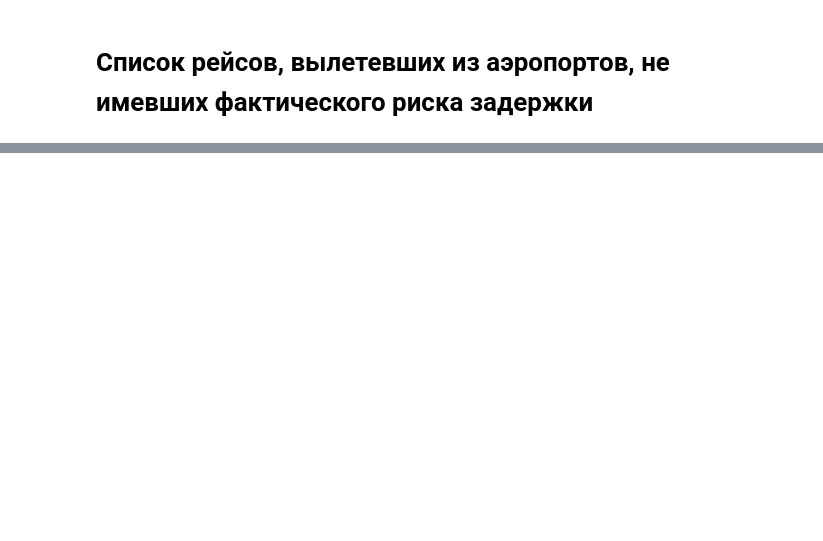
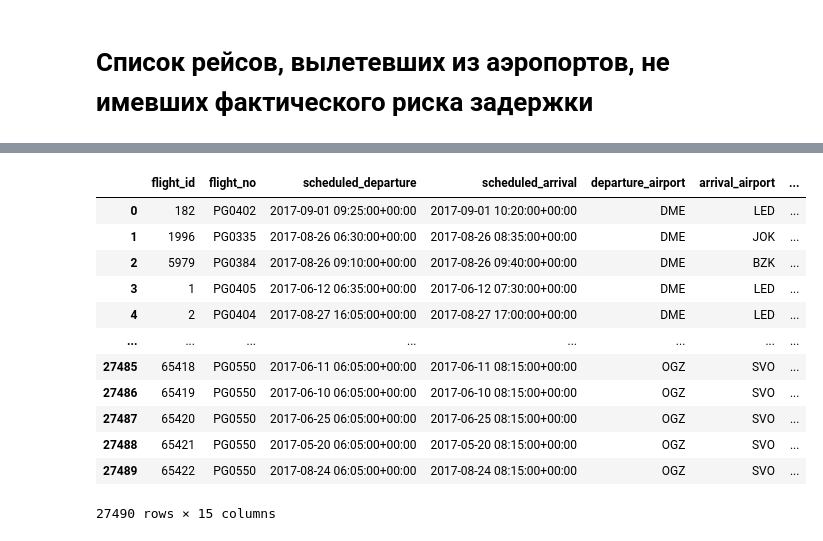
Before and after one commit to terentyfox/OtusSystemAnalyst, a Jupyter notebook: Анализ_данных_БД_и_CSV.ipynb, the cells around one changed output, grey strips where cells are left out. Saved outputs shown, nothing was run; the diff lists cells and outputs as text; code cells hidden in the pictures; blank space fills up the shorter version.

```diff
--- a/Анализ_данных_БД_и_CSV.ipynb
+++ b/Анализ_данных_БД_и_CSV.ipynb
@@ -237,0 +232,16 @@ Name: flight_no, Length: 27490, dtype: object
+# %%
+flNoDel
+# %% [output]
+|  | flight_id | flight_no | scheduled_departure | scheduled_arrival | departure_airport | arrival_airport | ... |
+| 0 | 182 | PG0402 | 2017-09-01 09:25:00+00:00 | 2017-09-01 10:20:00+00:00 | DME | LED | ... |
+| 1 | 1996 | PG0335 | 2017-08-26 06:30:00+00:00 | 2017-08-26 08:35:00+00:00 | DME | JOK | ... |
+| 2 | 5979 | PG0384 | 2017-08-26 09:10:00+00:00 | 2017-08-26 09:40:00+00:00 | DME | BZK | ... |
+| 3 | 1 | PG0405 | 2017-06-12 06:35:00+00:00 | 2017-06-12 07:30:00+00:00 | DME | LED | ... |
+| 4 | 2 | PG0404 | 2017-08-27 16:05:00+00:00 | 2017-08-27 17:00:00+00:00 | DME | LED | ... |
+| ... | ... | ... | ... | ... | ... | ... | ... |
+| 27485 | 65418 | PG0550 | 2017-06-11 06:05:00+00:00 | 2017-06-11 08:15:00+00:00 | OGZ | SVO | ... |
+| 27486 | 65419 | PG0550 | 2017-06-10 06:05:00+00:00 | 2017-06-10 08:15:00+00:00 | OGZ | SVO | ... |
+| 27487 | 65420 | PG0550 | 2017-06-25 06:05:00+00:00 | 2017-06-25 08:15:00+00:00 | OGZ | SVO | ... |
+| 27488 | 65421 | PG0550 | 2017-05-20 06:05:00+00:00 | 2017-05-20 08:15:00+00:00 | OGZ | SVO | ... |
+| 27489 | 65422 | PG0550 | 2017-08-24 06:05:00+00:00 | 2017-08-24 08:15:00+00:00 | OGZ | SVO | ... |
+27490 rows × 15 columns
```
Also changed, not shown: parts of 3 cells of this notebook.
